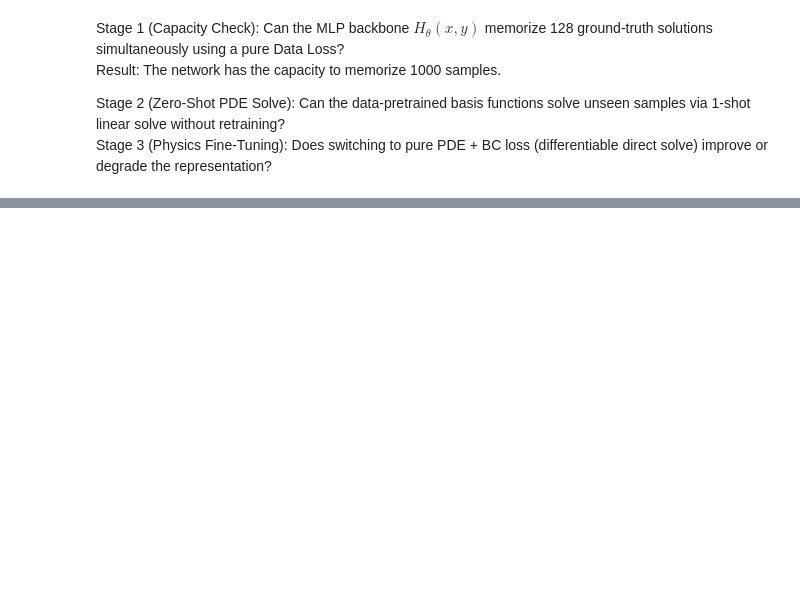
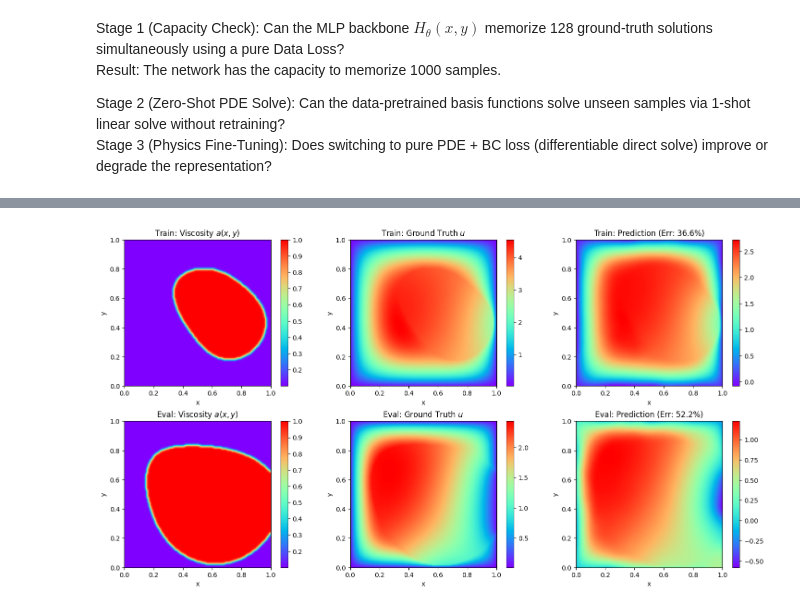
Before and after one commit to wang-yuancheng/piml, a Jupyter notebook: notebooks/darcy_flow_freezetest.ipynb, the cells around one changed output, grey strips where cells are left out. Cells and saved outputs as stored; diff of their text form; code cells hidden in the pictures; blank space fills up the shorter version.

```diff
--- a/notebooks/darcy_flow_freezetest.ipynb
+++ b/notebooks/darcy_flow_freezetest.ipynb
@@ -525,0 +593,96 @@ JaxRuntimeError: RESOURCE_EXHAUSTED: Autotuning failed for HLO: %custom-call.41
+# %%
+# ==============================================================================
+# FINAL CELL: VISUAL AND QUANTITATIVE CHECK (TRAIN VS EVAL)
+# ==============================================================================
+print("\n--- Running Final Evaluation: Train vs Eval Sample Comparison ---")
+
+# 1. Grab the exact 0th sample from the un-shuffled Train dataset
+tr_a_single, tr_ax_single, tr_ay_single, tr_u_true = train_dataset[0]
+
+# Grab the first sample from the Eval/Val dataloader (unshuffled by default)
+val_batch_iter = iter(val_dataloader)
+val_a, val_ax, val_ay, val_u = next(val_batch_iter)
+
+val_sample_idx = 0
+val_a_single = val_a[val_sample_idx]
+val_ax_single = val_ax[val_sample_idx]
+val_ay_single = val_ay[val_sample_idx]
+val_u_true = val_u[val_sample_idx]
+
+# 2. Build collocation points for the direct solve
+rng = jax.random.PRNGKey(42)
+spatial_idx = jax.random.choice(rng, jnp.arange(total_valid_points), shape=(5000,), replace=False)
+x_colloc, y_colloc = x[spatial_idx], y[spatial_idx]
+
+# Solve for weights w using the final backbone parameters (params_stage3 or frozen_params)
+active_params = params_stage3 if 'params_stage3' in locals() else frozen_params
+
+w_tr = update_direct_solve_batch(
+    active_params, x_colloc, y_colloc,
+    tr_a_single[spatial_idx, :][None, ...],
+    tr_ax_single[spatial_idx, :][None, ...],
+    tr_ay_single[spatial_idx, :][None, ...],
+    x_bc, y_bc, bc_val_array, total_features, chunk_size
+)[0]
+
+w_val = update_direct_solve_batch(
+    active_params, x_colloc, y_colloc,
+    val_a_single[spatial_idx, :][None, ...],
+    val_ax_single[spatial_idx, :][None, ...],
+    val_ay_single[spatial_idx, :][None, ...],
+    x_bc, y_bc, bc_val_array, total_features, chunk_size
+)[0]
+
+# 3. Predict over the full grid
+f_full = f_spatial_vmap(active_params, x, y)
+u_tr_pred = (f_full @ w_tr).reshape(fine_nx, fine_ny).T
+u_val_pred = (f_full @ w_val).reshape(fine_nx, fine_ny).T
+
+tr_u_plot = tr_u_true.reshape(fine_nx, fine_ny).T
+val_u_plot = val_u_true.reshape(fine_nx, fine_ny).T
+
+# 4. Compute Relative L2 Errors
+err_tr = jnp.linalg.norm(u_tr_pred.flatten() - tr_u_plot.flatten()) / jnp.linalg.norm(tr_u_plot.flatten())
+err_val = jnp.linalg.norm(u_val_pred.flatten() - val_u_plot.flatten()) / jnp.linalg.norm(val_u_plot.flatten())
+
+print(f"Train Sample Relative L2 Error : {err_tr * 100:.2f}%")
+print(f"Eval  Sample Relative L2 Error : {err_val * 100:.2f}%")
+
+# 5. Plot Comparison Matrix (2 rows: Train vs Eval)
+fig, axes = plt.subplots(2, 3, figsize=(15, 8))
+ext = [0.0, 1.0, 0.0, 1.0]
+
+# Row 1: Train Sample
+im0 = axes[0, 0].imshow(tr_a_single.reshape(fine_nx, fine_ny).T, origin='lower', cmap='rainbow', extent=ext)
+axes[0, 0].set_title("Train: Viscosity $a(x,y)$")
+fig.colorbar(im0, ax=axes[0, 0])
+
+im1 = axes[0, 1].imshow(tr_u_plot, origin='lower', cmap='rainbow', extent=ext)
+axes[0, 1].set_title("Train: Ground Truth $u$")
+fig.colorbar(im1, ax=axes[0, 1])
+
+im2 = axes[0, 2].imshow(u_tr_pred, origin='lower', cmap='rainbow', extent=ext)
+axes[0, 2].set_title(f"Train: Prediction (Err: {err_tr*100:.1f}%)")
+fig.colorbar(im2, ax=axes[0, 2])
+
+# Row 2: Eval Sample
+im3 = axes[1, 0].imshow(val_a_single.reshape(fine_nx, fine_ny).T, origin='lower', cmap='rainbow', extent=ext)
+axes[1, 0].set_title("Eval: Viscosity $a(x,y)$")
+fig.colorbar(im3, ax=axes[1, 0])
+
+im4 = axes[1, 1].imshow(val_u_plot, origin='lower', cmap='rainbow', extent=ext)
+axes[1, 1].set_title("Eval: Ground Truth $u$")
+fig.colorbar(im4, ax=axes[1, 1])
+
+im5 = axes[1, 2].imshow(u_val_pred, origin='lower', cmap='rainbow', extent=ext)
+axes[1, 2].set_title(f"Eval: Prediction (Err: {err_val*100:.1f}%)")
+fig.colorbar(im5, ax=axes[1, 2])
+
+for ax_row in axes:
+    for ax in ax_row:
+        ax.set_xlabel('x')
+        ax.set_ylabel('y')
+
+plt.tight_layout()
+plt.show()
+# %% [output]
@@ -525,0 +692 @@ JaxRuntimeError: RESOURCE_EXHAUSTED: Autotuning failed for HLO: %custom-call.41
+[figure, added]
```
Also changed, not shown: parts of 10 cells of this notebook, 9 other files.
